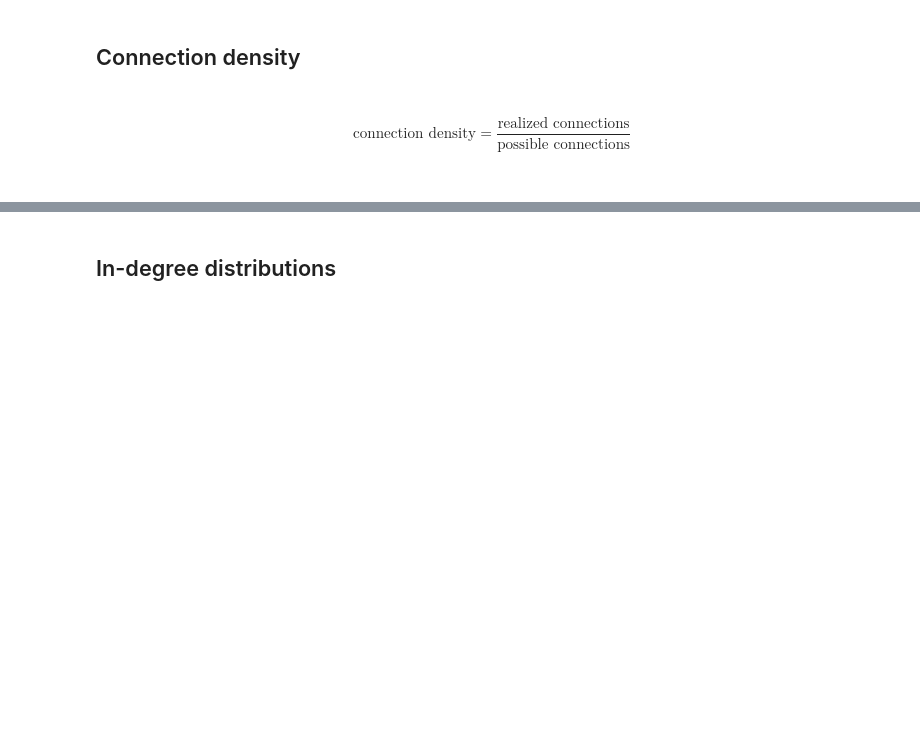
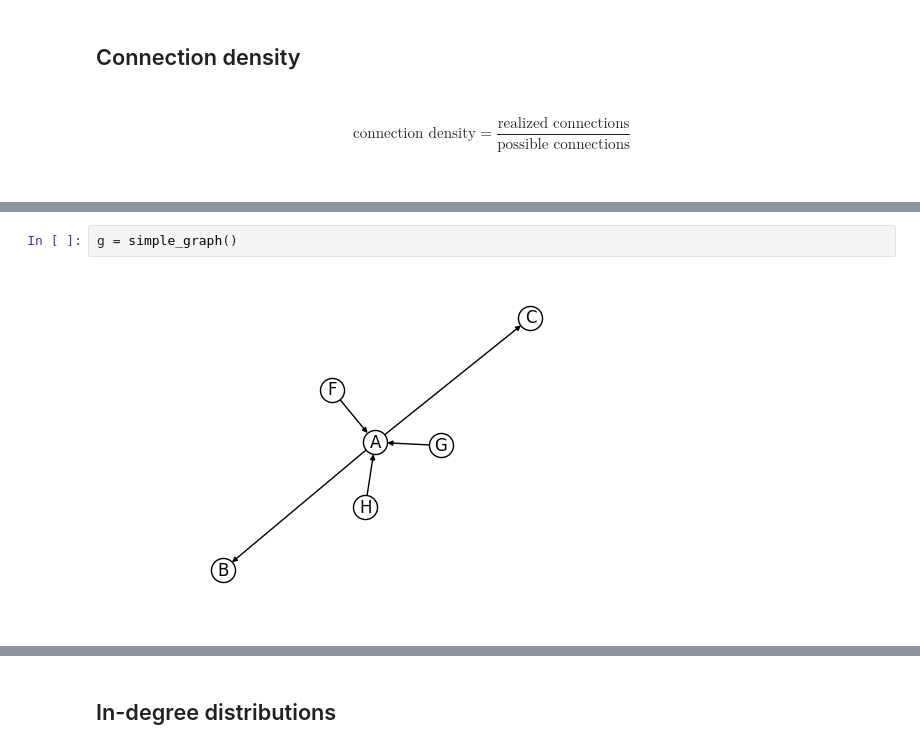
Before and after one commit to felix11h/network-measures-lecture_spp-workshop-18, a Jupyter notebook: network_analysis.ipynb, the cells around one changed output, grey strips where cells are left out. Cells and saved outputs as stored; diff of their text form; blank space fills up the shorter version.

```diff
--- a/network_analysis.ipynb
+++ b/network_analysis.ipynb
@@ -115,0 +211,4 @@ N: 100   density: 0.09545454545454546
+# %%
+g = simple_graph()
+# %% [output]
+[figure, added]
```
Also changed, not shown: parts of 22 cells of this notebook, 5 other files.
